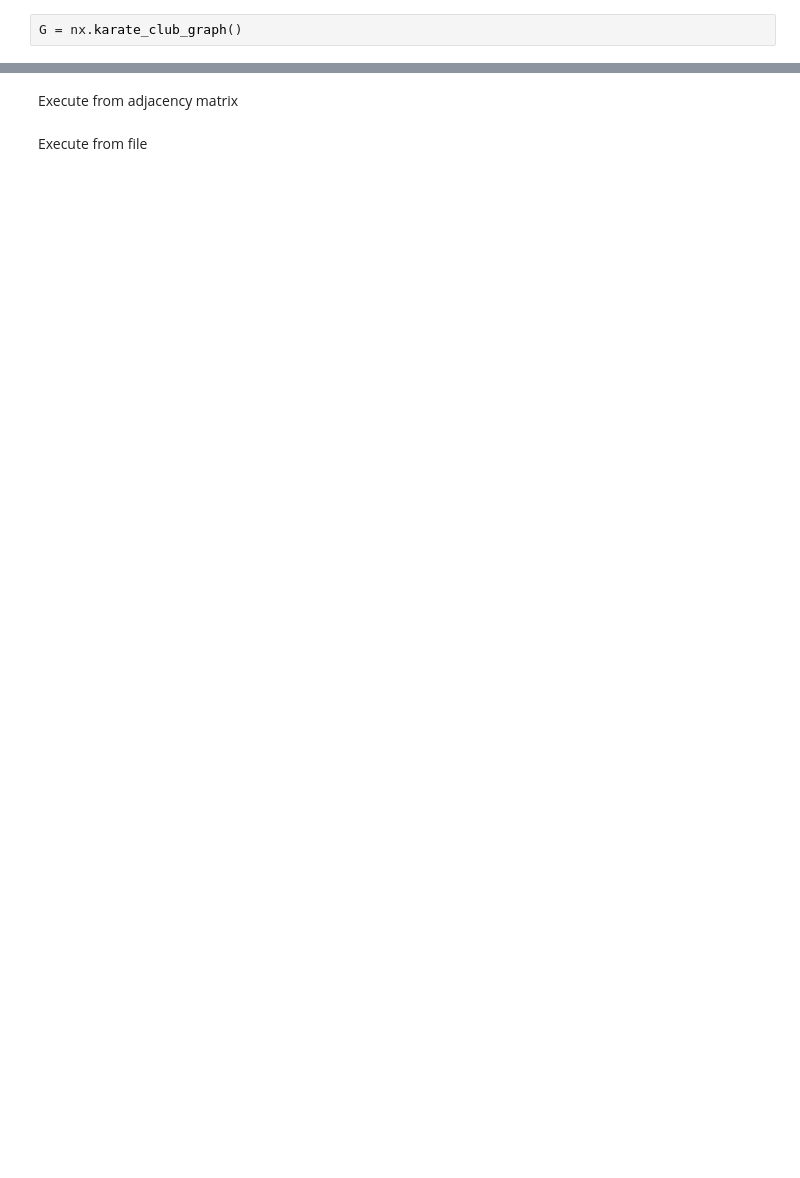
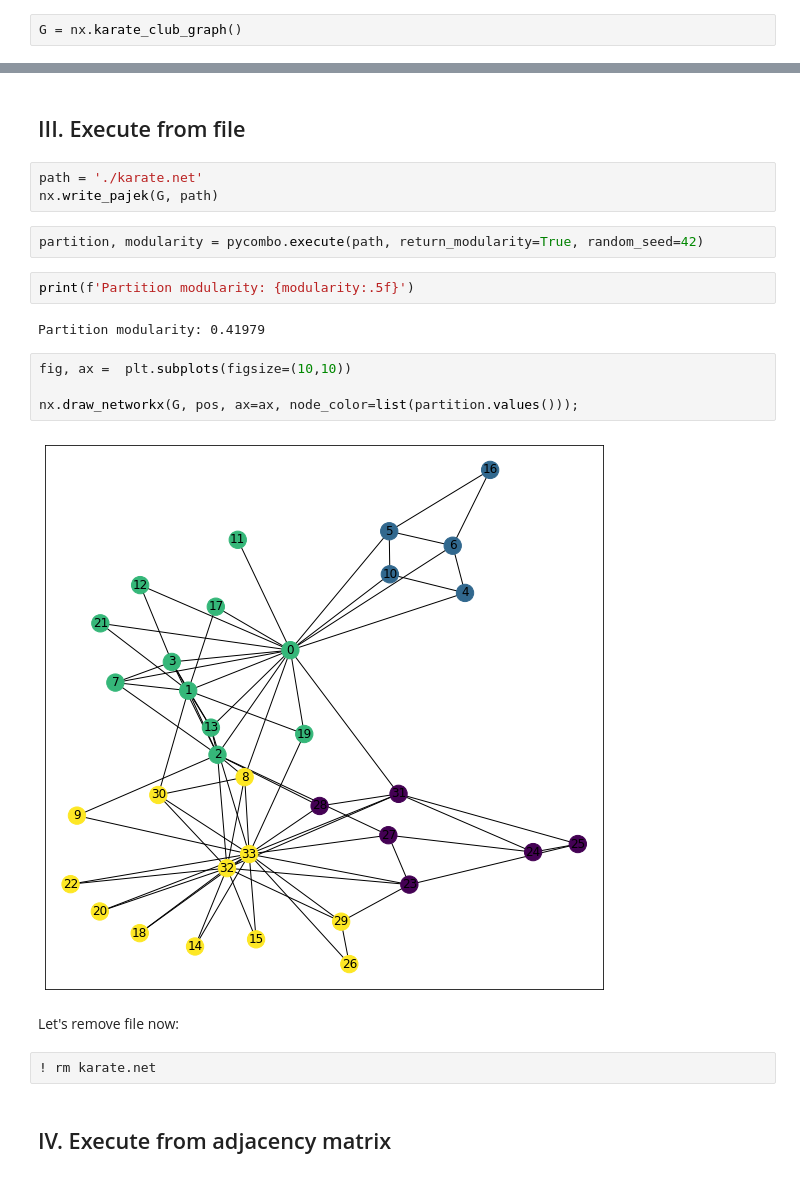
Before and after one commit to Casyfill/pyCombo, a Jupyter notebook: example/example.ipynb, the cells around one changed output, grey strips where cells are left out. Saved outputs shown, nothing was run; the diff lists cells and outputs as text; blank space fills up the shorter version.

```diff
--- a/example/example.ipynb
+++ b/example/example.ipynb
@@ -30,4 +36,23 @@ Visualise
+# %% [markdown]
+## III. Execute from file
+# %%
+path = './karate.net'
+nx.write_pajek(G, path)
+# %%
+partition, modularity = pycombo.execute(path, return_modularity=True, random_seed=42)
+# %%
+print(f'Partition modularity: {modularity:.5f}')
+# %% [output]
+Partition modularity: 0.41979
+# %%
+fig, ax =  plt.subplots(figsize=(10,10))
+
+nx.draw_networkx(G, pos, ax=ax, node_color=list(partition.values()));
+# %% [output]
+[figure, added]
+# %% [markdown]
+Let's remove file now:
+# %%
+! rm karate.net
 # %% [markdown]
-Execute from adjacency matrix
+## IV. Execute from adjacency matrix
-# %% [markdown]
-Execute from file
```
Also changed, not shown: parts of 16 cells of this notebook, 2 other files.
